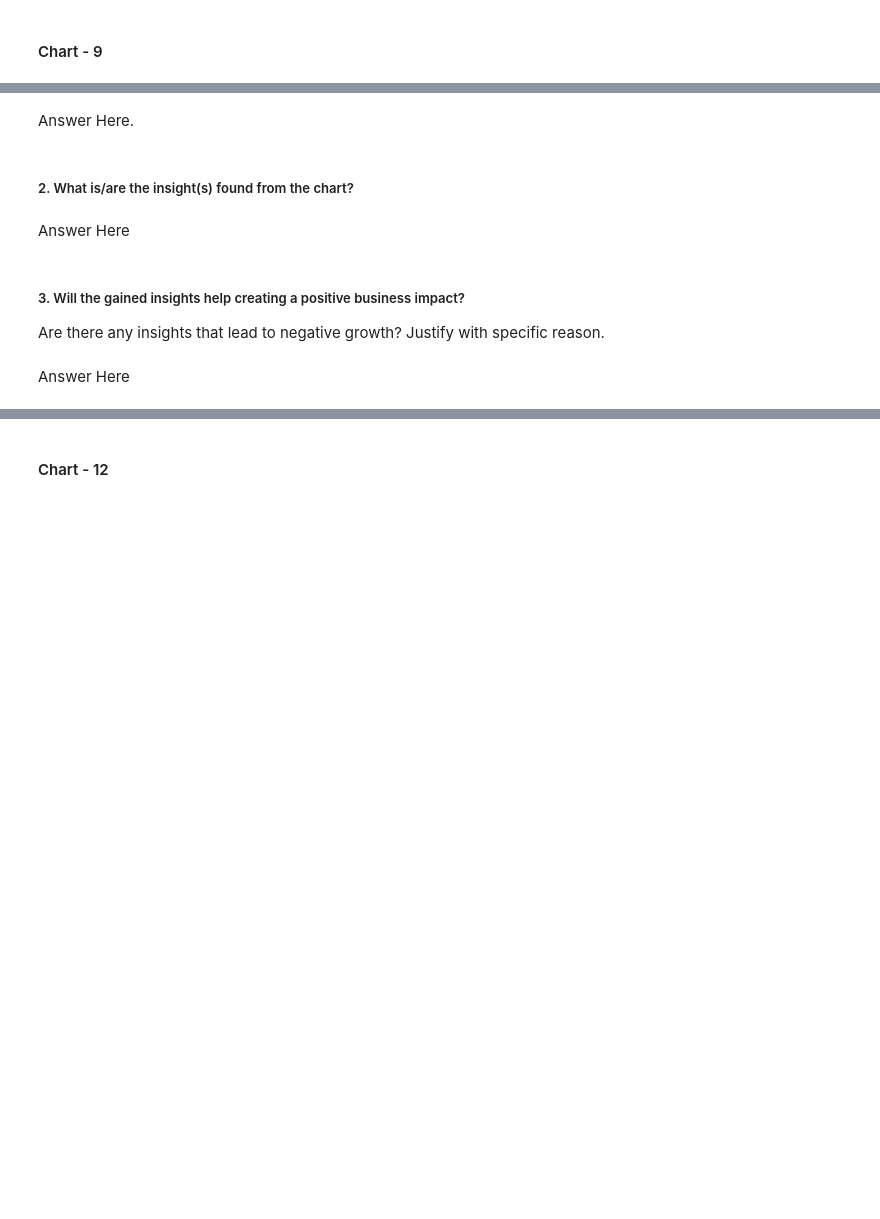
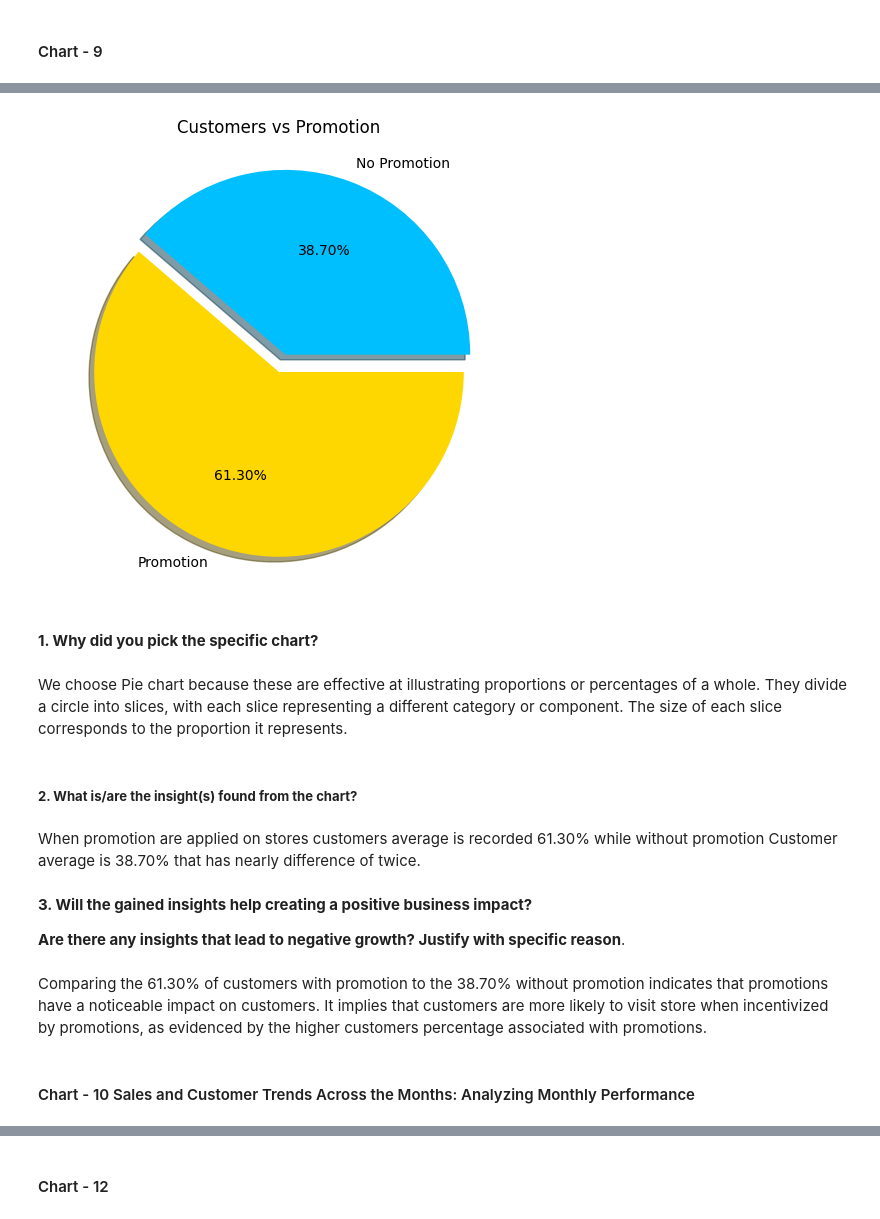
Before and after one commit to kapilkukreja469/Retail_sales_pridiction, a Jupyter notebook: Retail_sales_pridiction_Kapil_kukreja.ipynb, the cells around one changed output, grey strips where cells are left out. Drawn from its saved outputs; the diff is of its cells as text; code cells hidden in the pictures; blank space fills up the shorter version.

```diff
--- a/Retail_sales_pridiction_Kapil_kukreja.ipynb
+++ b/Retail_sales_pridiction_Kapil_kukreja.ipynb
@@ -1000,11 +975,27 @@ Answer Here
-# %% [markdown]
-Answer Here.
-# %% [markdown]
-##### 2. What is/are the insight(s) found from the chart?
-# %% [markdown]
-Answer Here
-# %% [markdown]
-##### 3. Will the gained insights help creating a positive business impact?
-Are there any insights that lead to negative growth? Justify with specific reason.
-# %% [markdown]
-Answer Here
+# %%
+# Chart - 9 visualization code
+
+plt.title("Customers vs Promotion")
+labels = 'No Promotion','Promotion'
+sizes = merged_df.groupby("Promo")['Customers'].mean()
+colors = ['deepskyBlue', 'gold']
+plt.pie(sizes, explode=(0.1, 0.0), labels=labels, colors=colors, autopct='%1.2f%%', shadow=True)
+plt.show()
+# %% [output]
+[figure, added]
+# %% [markdown]
+**1. Why did you pick the specific chart?**
+# %% [markdown]
+We choose Pie chart because these are effective at illustrating proportions or percentages of a whole. They divide a circle into slices, with each slice representing a different category or component. The size of each slice corresponds to the proportion it represents.
+# %% [markdown]
+##### **2. What is/are the insight(s) found from the chart?**
+# %% [markdown]
+When promotion are applied on stores customers average is recorded 61.30% while without promotion Customer average is 38.70% that has nearly difference of twice.
+# %% [markdown]
+**3. Will the gained insights help creating a positive business impact?**
+
+**Are there any insights that lead to negative growth? Justify with specific reason**.
+# %% [markdown]
+Comparing the 61.30% of customers with promotion to the 38.70% without promotion indicates that promotions have a noticeable impact on customers. It implies that customers are more likely to visit store when incentivized by promotions, as evidenced by the higher customers percentage associated with promotions.
+# %% [markdown]
+#### Chart - 10 Sales and Customer Trends Across the Months: Analyzing Monthly Performance
```
Also changed, not shown: parts of 92 cells of this notebook.
